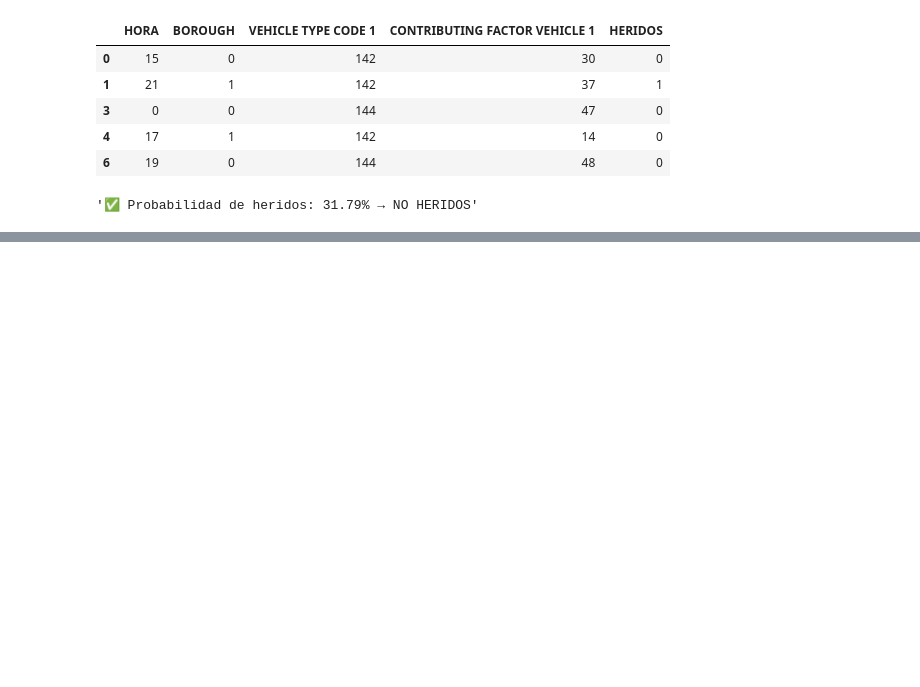
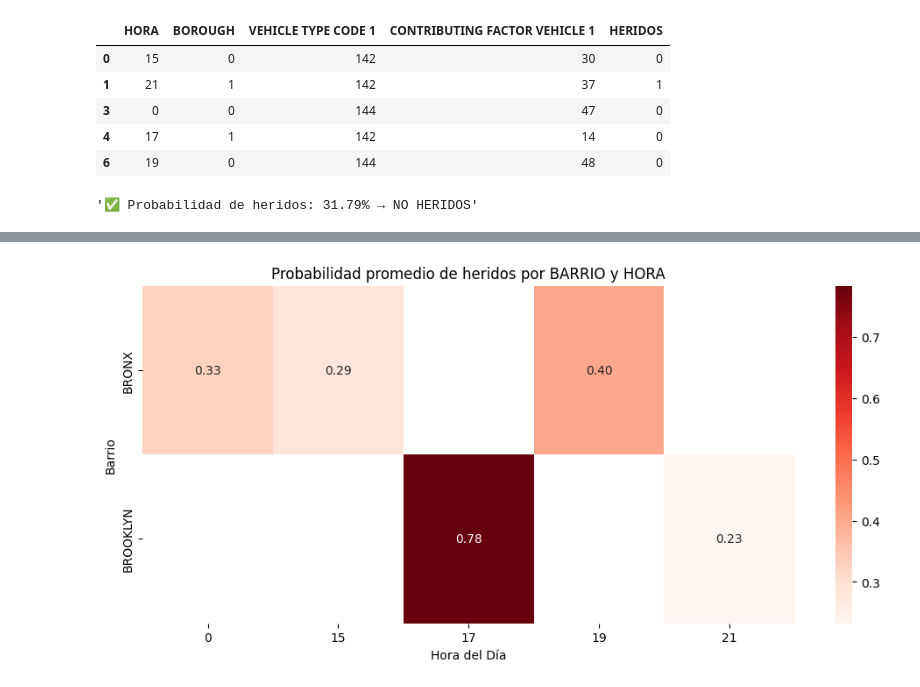
Before and after one commit to jsalafica/Data-Science-I, a Jupyter notebook: Modelo2_NYC_Accidents_2020.ipynb, the cells around one changed output, grey strips where cells are left out. Drawn from its saved outputs; the diff is of its cells as text; code cells hidden in the pictures; blank space fills up the shorter version.

```diff
--- a/Modelo2_NYC_Accidents_2020.ipynb
+++ b/Modelo2_NYC_Accidents_2020.ipynb
@@ -156,0 +169,17 @@ resultado
+# %%
+# Cargar datos originales de entrada con predicciones
+df_heatmap = resultado.copy()
+df_heatmap['BOROUGH_NOMBRE'] = le_borough.inverse_transform(df_heatmap['BOROUGH'])
+
+# Agrupar por BARRIO y HORA
+pivot = df_heatmap.pivot_table(index='BOROUGH_NOMBRE', columns='HORA', values='PROB_HERIDOS', aggfunc='mean')
+
+# Graficar mapa de calor
+plt.figure(figsize=(12, 5))
+sns.heatmap(pivot, cmap='Reds', annot=True, fmt=".2f")
+plt.title('Probabilidad promedio de heridos por BARRIO y HORA')
+plt.xlabel('Hora del Día')
+plt.ylabel('Barrio')
+plt.show()
+# %% [output]
+[figure, added]
```
Also changed, not shown: parts of 3 cells of this notebook.
